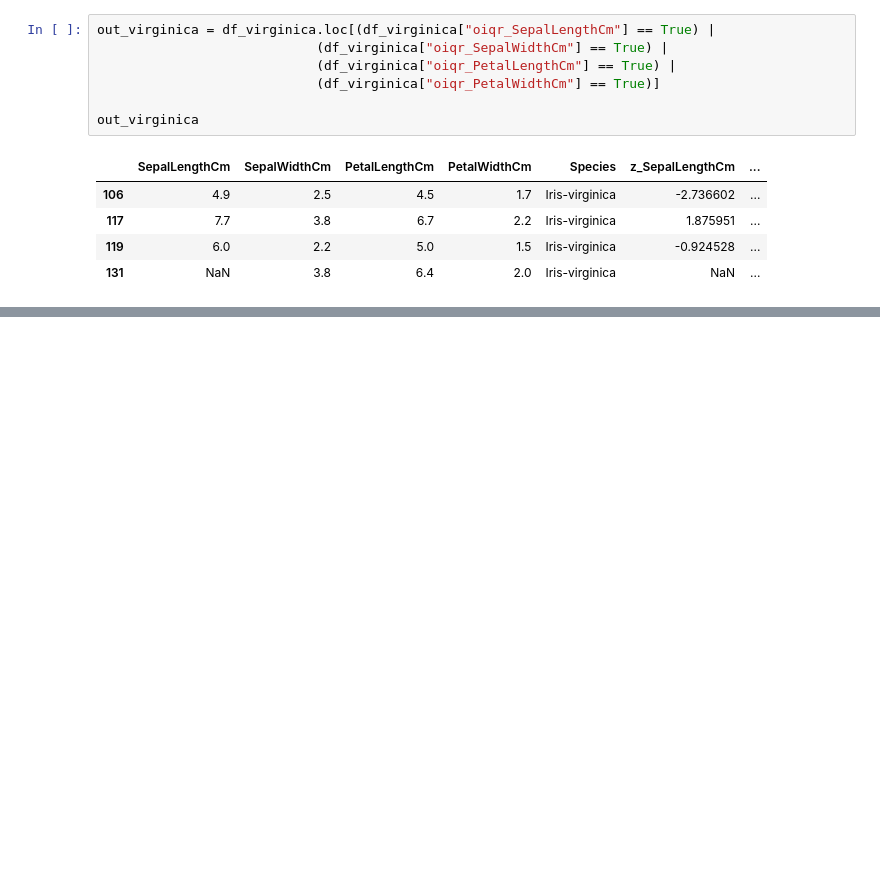
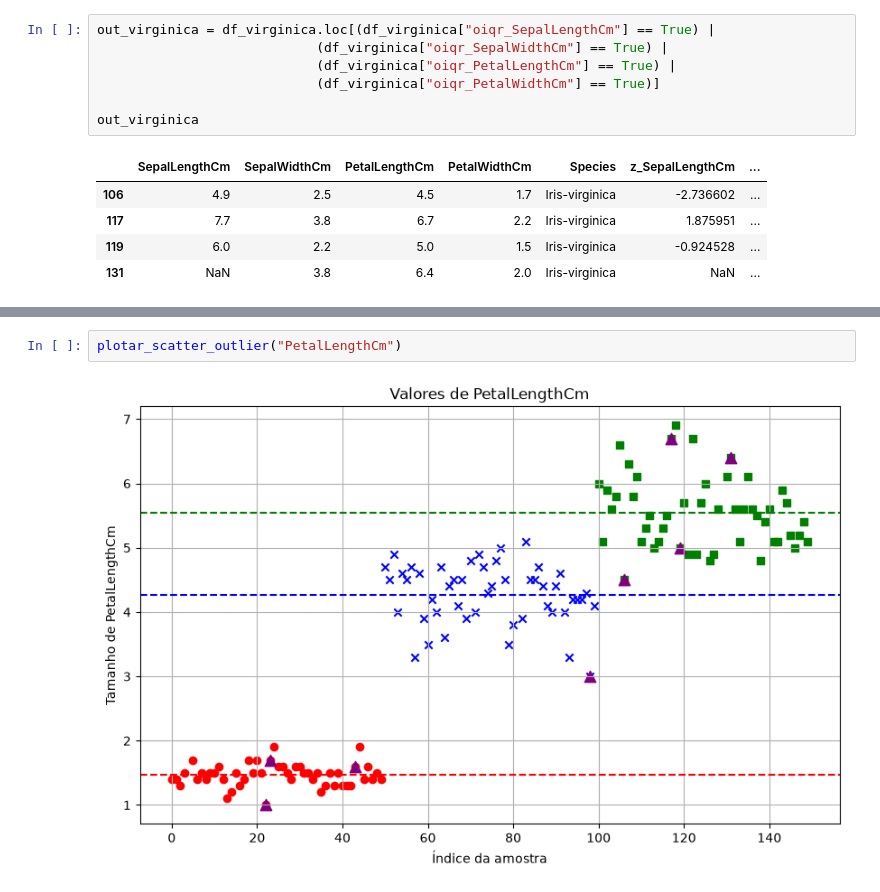
Before and after one commit to Niscoder/CursoIA, a Jupyter notebook: ex_iris/solucao.ipynb, the cells around one changed output, grey strips where cells are left out. Drawn from its saved outputs; the diff is of its cells as text; blank space fills up the shorter version.

```diff
--- a/ex_iris/solucao.ipynb
+++ b/ex_iris/solucao.ipynb
@@ -260,0 +328,4 @@ out_virginica
+# %%
+plotar_scatter_outlier("PetalLengthCm")
+# %% [output]
+[figure, added]
```
Also changed, not shown: parts of 11 cells of this notebook.
